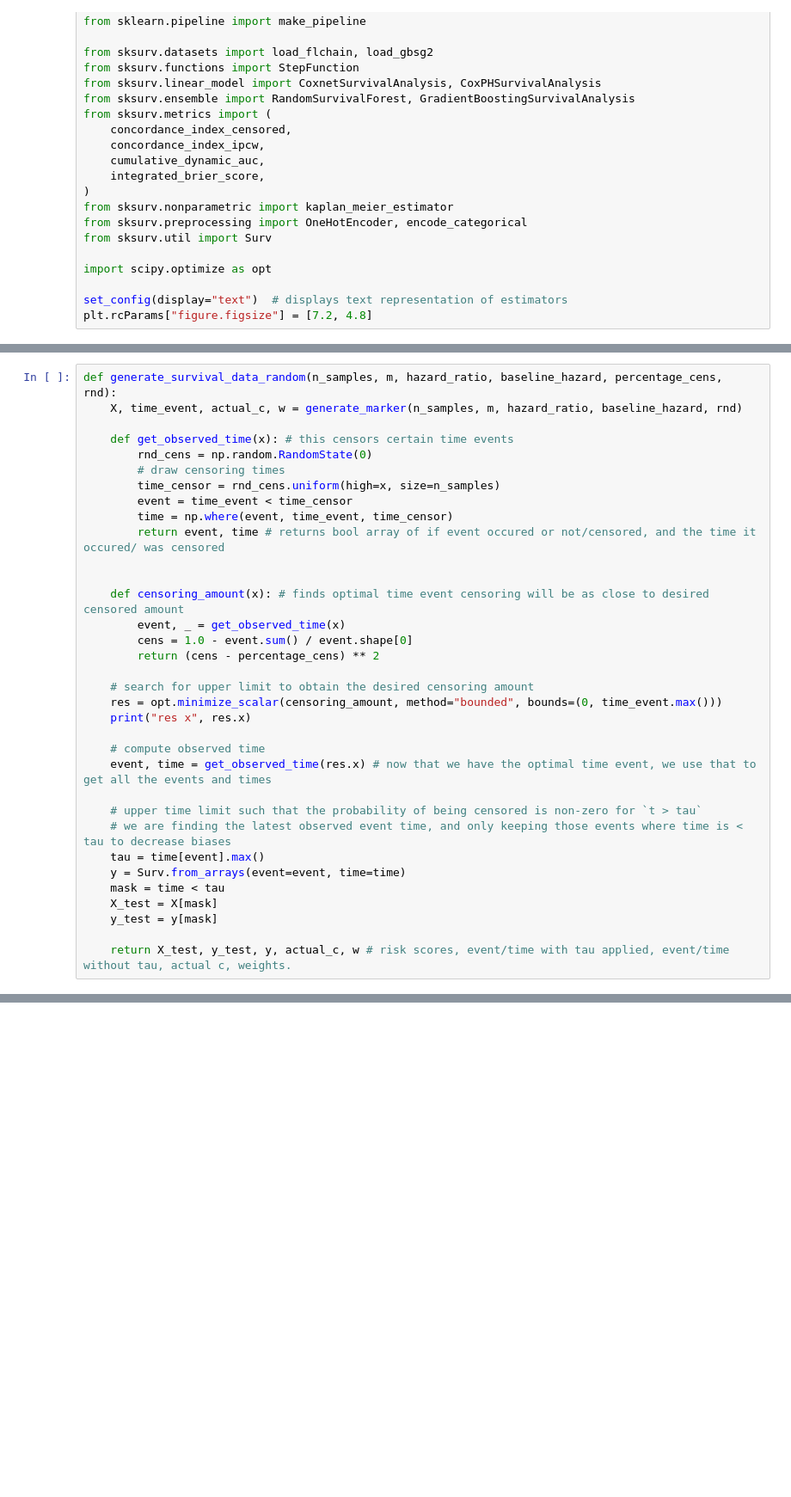
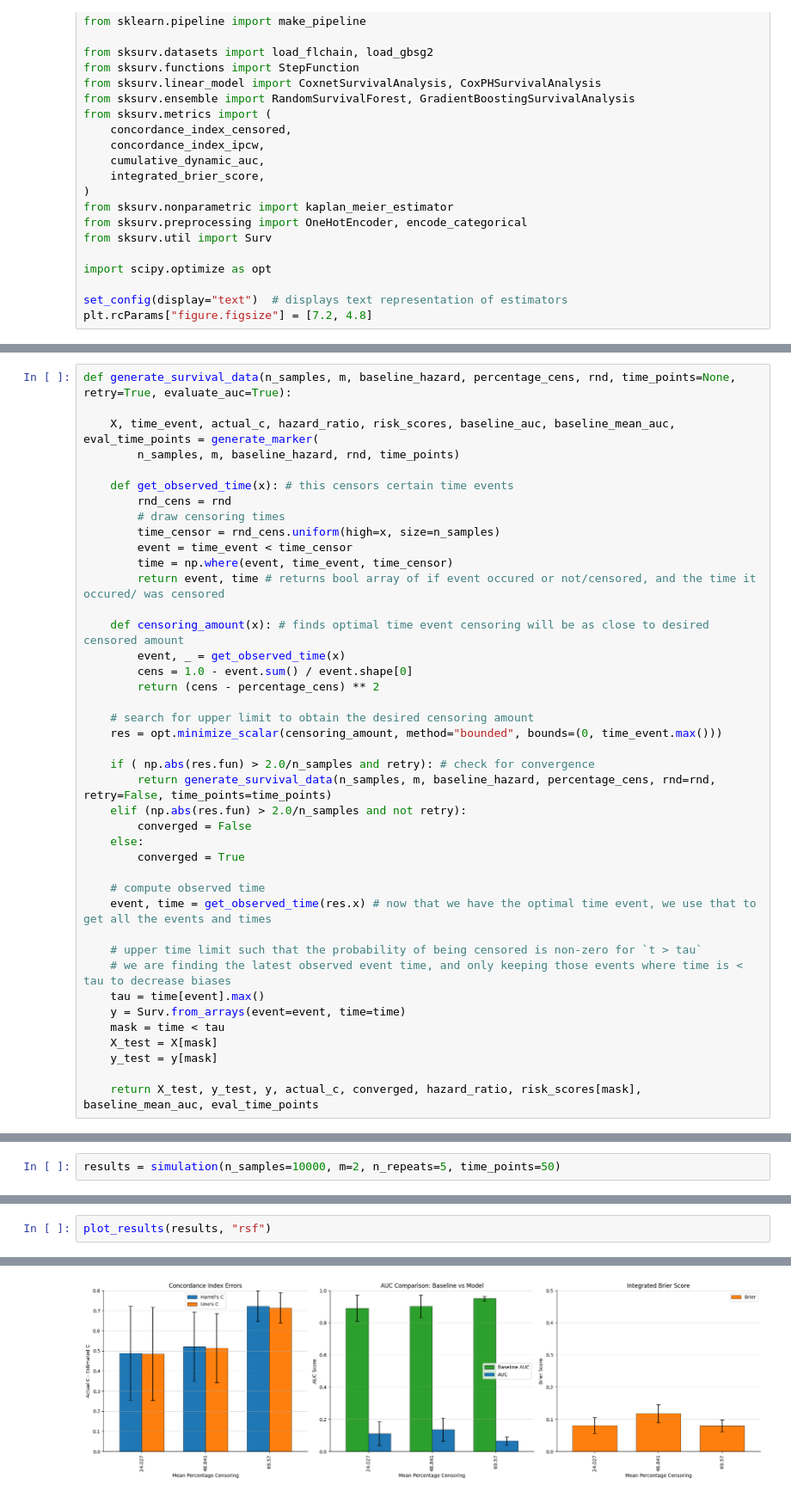
Before and after one commit to buchbindern/SurvivalSimulation, a Jupyter notebook: SimulationTesting.ipynb, the cells around one changed output, grey strips where cells are left out. Shown at 86% size. Saved outputs shown, nothing was run; the diff lists cells and outputs as text; blank space fills up the shorter version.

```diff
--- a/SimulationTesting.ipynb
+++ b/SimulationTesting.ipynb
@@ -79,15 +60,16 @@ def generate_survival_data(n_samples, m, hazard_ratio, baseline_hazard, percenta
 # %%
-def generate_survival_data_random(n_samples, m, hazard_ratio, baseline_hazard, percentage_cens, rnd):
-    X, time_event, actual_c, w = generate_marker(n_samples, m, hazard_ratio, baseline_hazard, rnd)
+def generate_survival_data(n_samples, m, baseline_hazard, percentage_cens, rnd, time_points=None, retry=True, evaluate_auc=True):
+
+    X, time_event, actual_c, hazard_ratio, risk_scores, baseline_auc, baseline_mean_auc, eval_time_points = generate_marker(
+        n_samples, m, baseline_hazard, rnd, time_points)
 
     def get_observed_time(x): # this censors certain time events
-        rnd_cens = np.random.RandomState(0)
+        rnd_cens = rnd
         # draw censoring times
         time_censor = rnd_cens.uniform(high=x, size=n_samples)
         event = time_event < time_censor
         time = np.where(event, time_event, time_censor)
         return event, time # returns bool array of if event occured or not/censored, and the time it occured/ was censored
-
 
     def censoring_amount(x): # finds optimal time event censoring will be as close to desired censored amount
         event, _ = get_observed_time(x)
@@ -96,7 +78,13 @@ def generate_survival_data_random(n_samples, m, hazard_ratio, baseline_hazard, p
 
     # search for upper limit to obtain the desired censoring amount
     res = opt.minimize_scalar(censoring_amount, method="bounded", bounds=(0, time_event.max()))
-    print("res x", res.x)
+
+    if ( np.abs(res.fun) > 2.0/n_samples and retry): # check for convergence
+        return generate_survival_data(n_samples, m, baseline_hazard, percentage_cens, rnd=rnd, retry=False, time_points=time_points)
+    elif (np.abs(res.fun) > 2.0/n_samples and not retry):
+        converged = False
+    else:
+        converged = True
 
     # compute observed time
     event, time = get_observed_time(res.x) # now that we have the optimal time event, we use that to get all the events and times
@@ -109,5 +97,5 @@ def generate_survival_data_random(n_samples, m, hazard_ratio, baseline_hazard, p
     X_test = X[mask]
     y_test = y[mask]
 
-    return X_test, y_test, y, actual_c, w # risk scores, event/time with tau applied, event/time without tau, actual c, weights.
+    return X_test, y_test, y, actual_c, converged, hazard_ratio, risk_scores[mask], baseline_mean_auc, eval_time_points
 # %%
@@ -284,0 +292,2 @@ GBSA
+# %%
+results = simulation(n_samples=10000, m=2, n_repeats=5, time_points=50)
@@ -284,0 +313,3 @@ GBSA
+# %%
+plot_results(results, "rsf")
+# %% [output]
@@ -284,0 +321 @@ GBSA
+[figure, added]
```
Also changed, not shown: parts of 10 cells of this notebook, 1 other file.
